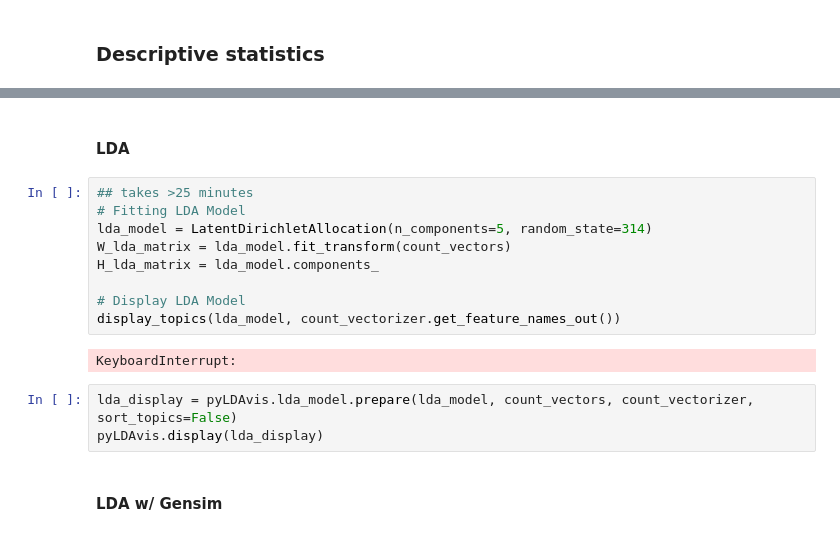
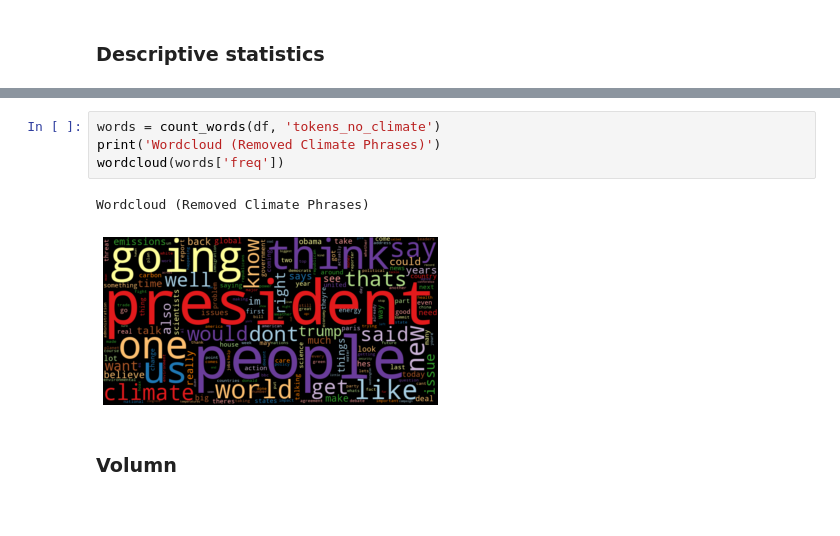
Before and after one commit to giantmagellan/climate-lang-processing, a Jupyter notebook: data_import.ipynb, the cells around one changed output, grey strips where cells are left out. Cells and saved outputs as stored; diff of their text form.

```diff
--- a/data_import.ipynb
+++ b/data_import.ipynb
@@ -250,18 +261,9 @@ tfidf_vectors.shape
+# %%
+words = count_words(df, 'tokens_no_climate')
+print('Wordcloud (Removed Climate Phrases)')
+wordcloud(words['freq'])
+# %% [output]
+Wordcloud (Removed Climate Phrases)
+[figure, added]
 # %% [markdown]
-#### LDA
+### Volumn
-# %%
-## takes >25 minutes
-# Fitting LDA Model
-lda_model = LatentDirichletAllocation(n_components=5, random_state=314)
-W_lda_matrix = lda_model.fit_transform(count_vectors)
-H_lda_matrix = lda_model.components_
-
-# Display LDA Model
-display_topics(lda_model, count_vectorizer.get_feature_names_out())
-# %% [output]
-KeyboardInterrupt:
-# %%
-lda_display = pyLDAvis.lda_model.prepare(lda_model, count_vectors, count_vectorizer, sort_topics=False)
-pyLDAvis.display(lda_display)
-# %% [markdown]
-#### LDA w/ Gensim
```
Also changed, not shown: parts of 30 cells of this notebook.
